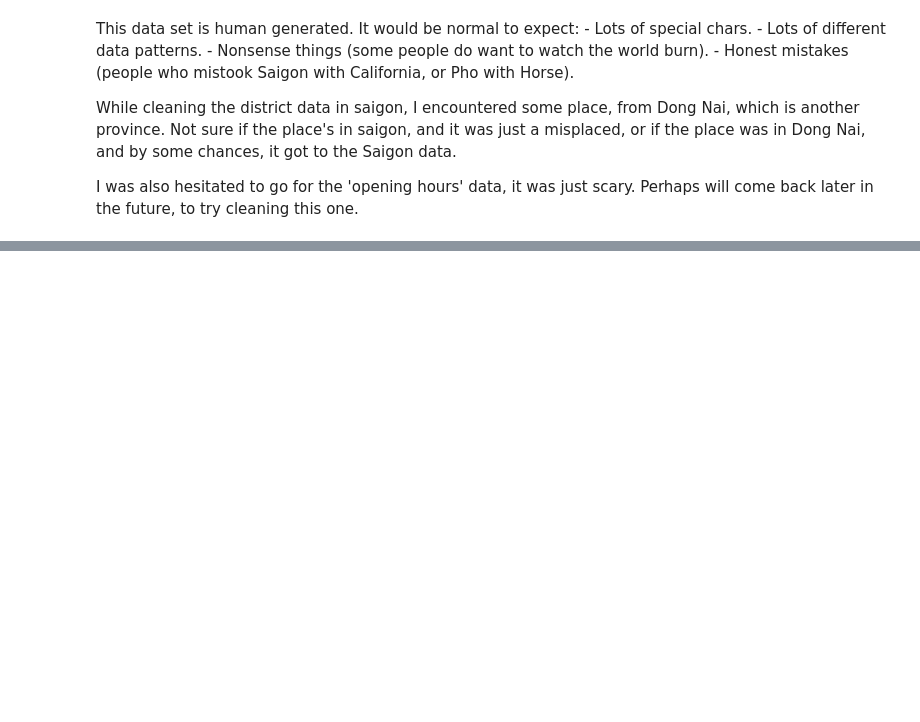
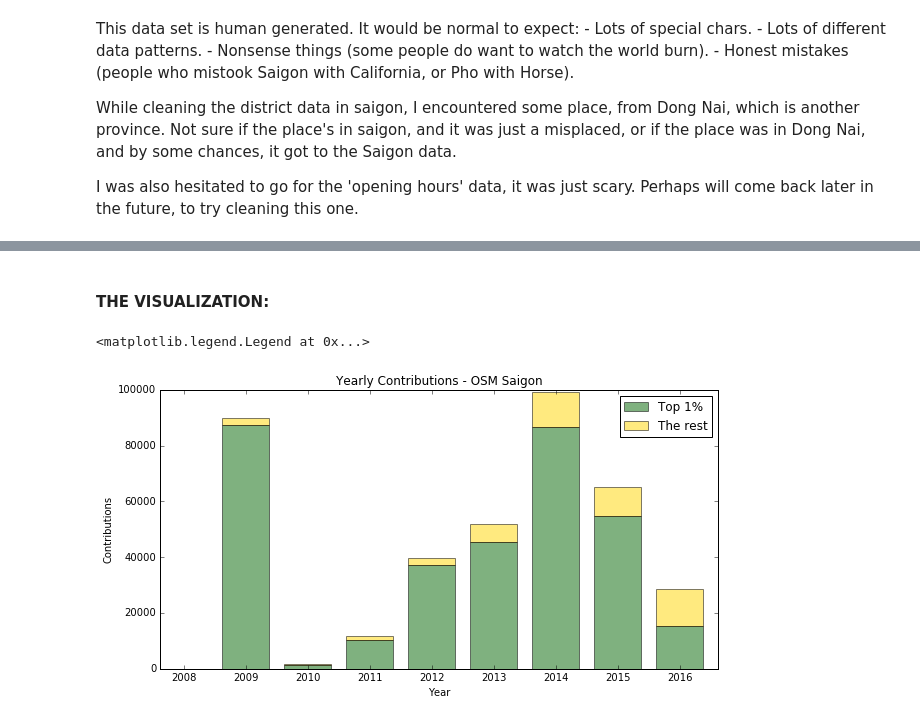
Before and after one commit to Linhnguyen14/stick, a Jupyter notebook: openstreetmap/SaigonOSM.ipynb, the cells around one changed output, grey strips where cells are left out. Cells and saved outputs as stored; diff of their text form; code cells hidden in the pictures; blank space fills up the shorter version.

```diff
--- a/openstreetmap/SaigonOSM.ipynb
+++ b/openstreetmap/SaigonOSM.ipynb
@@ -462,4 +459,4 @@ run_query(query, "saigon_osm_f.db")
 #### 2. Number of ways:
 # %%
 query = 'SELECT count(*) FROM ways'
-run_query(query, "saigon_osm_f.db")
+run_query(query, "saigon_osm.db")
@@ -565,0 +616,9 @@ I was also hesitated to go for the 'opening hours' data, it was just scary. Perh
+# %%
+total_contributions = ('select uid, user, timestamp from nodes '
+                       'union all '
+                       'select uid, user, timestamp from ways ')
+
+yearly_total_contributions = return_yearly_contributions(total_contributions)
+yearly_not_top_contributions = yearly_total_contributions - yearly_top_contributions
+yearly_not_top_contributions['year'] = yearly_total_contributions['year']
+yearly_not_top_contributions
@@ -565,0 +636,29 @@ I was also hesitated to go for the 'opening hours' data, it was just scary. Perh
+# %% [markdown]
+#### THE VISUALIZATION:
+# %%
+# Create the general blog and the "subplots"
+%matplotlib inline
+f, ax1 = plt.subplots(1, figsize=(10,5))
+bar_width = 0.75
+bar_l = range(2008,2017)
+tick_pos = [i+(bar_width/2) for i in bar_l]
+
+# Create the top_contributors graph
+ax1.bar(bar_l, yearly_top_contributions['contributions'], width=bar_width,
+        label='Top 1%', alpha=0.5, color='darkgreen')
+
+# Create the non_top_contributors graph, position it above the top_contributors
+ax1.bar(bar_l, yearly_not_top_contributions['contributions'], width=bar_width,
+        bottom=yearly_top_contributions['contributions'], label='The rest', alpha=0.5, color='gold')
+
+# set the x ticks with names of years
+plt.xticks(tick_pos, range(2008,2017))
+
+# Set the label and legends
+ax1.set_ylabel("Contributions")
+ax1.set_xlabel("Year")
+ax1.set_title("Yearly Contributions - OSM Saigon")
+plt.legend(loc='upper right')
+# %% [output]
+<matplotlib.legend.Legend at 0x...>
+[figure, added]
```
Also changed, not shown: parts of 20 cells of this notebook, 1 other file.
